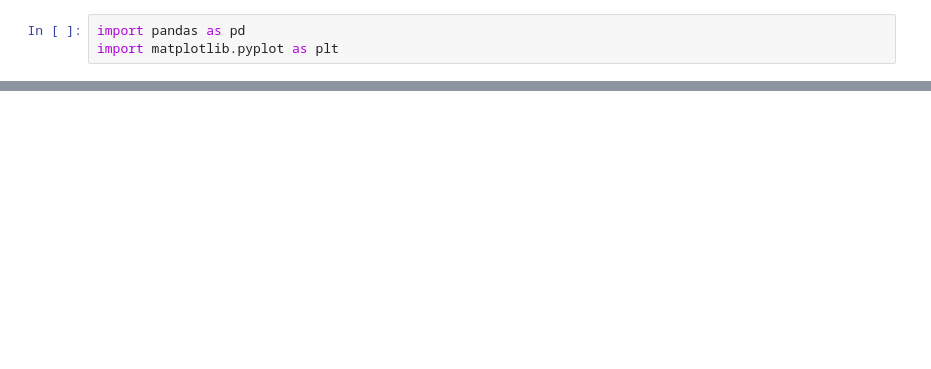
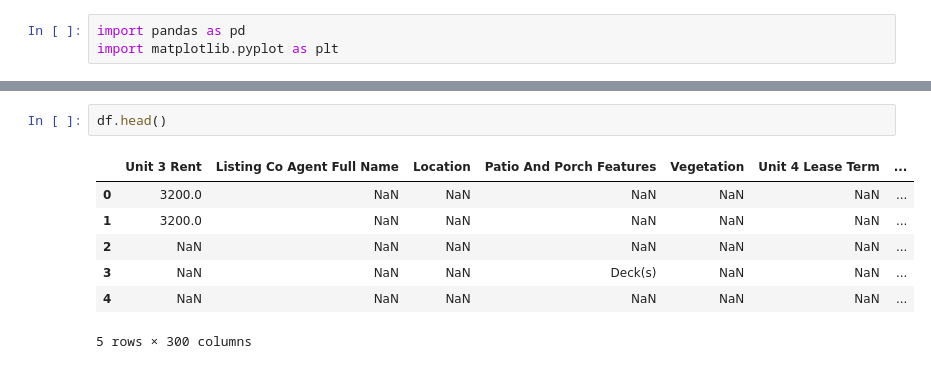
Before and after one commit to Vish-04/chatrealestate, a Jupyter notebook: data_management/analysis.ipynb, the cells around one changed output, grey strips where cells are left out. Cells and saved outputs as stored; diff of their text form; blank space fills up the shorter version.

```diff
--- a/data_management/analysis.ipynb
+++ b/data_management/analysis.ipynb
@@ -18 +18,11 @@ plt.figure(figsize=(50,50))
 <Figure size 5000x5000 with 0 Axes>
+# %%
+df.head()
+# %% [output]
+|  | Unit 3 Rent | Listing Co Agent Full Name | Location | Patio And Porch Features | Vegetation | Unit 4 Lease Term | ... |
+| 0 | 3200.0 | NaN | NaN | NaN | NaN | NaN | ... |
+| 1 | 3200.0 | NaN | NaN | NaN | NaN | NaN | ... |
+| 2 | NaN | NaN | NaN | NaN | NaN | NaN | ... |
+| 3 | NaN | NaN | NaN | Deck(s) | NaN | NaN | ... |
+| 4 | NaN | NaN | NaN | NaN | NaN | NaN | ... |
+5 rows × 300 columns
```
Also changed, not shown: parts of 4 cells of this notebook.
